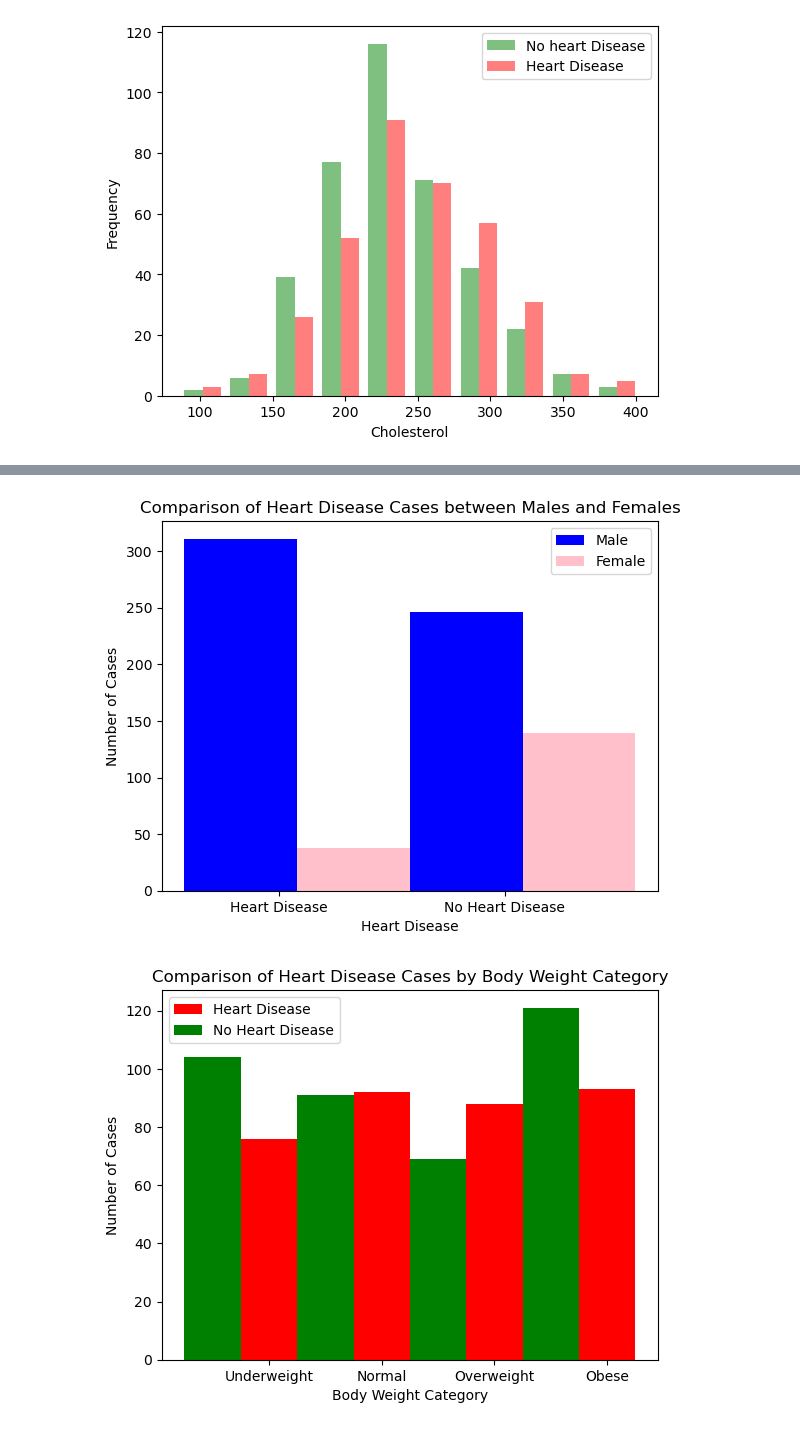
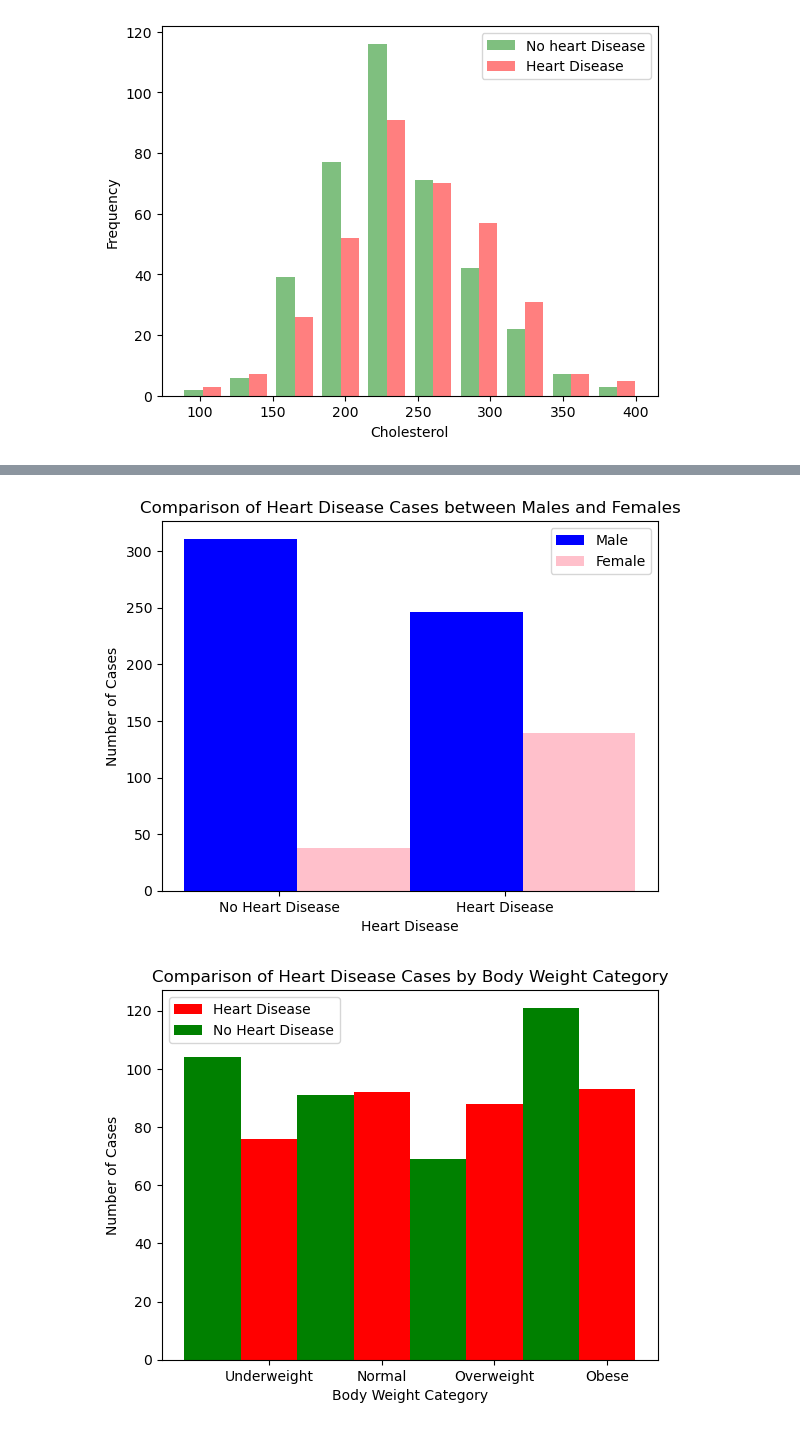
Before and after one commit to TJ-Abbing/Data-Science, a Jupyter notebook: OP-2/assignments/final/Final-assignment.ipynb, the cells around one changed output, grey strips where cells are left out. Drawn from its saved outputs; the diff is of its cells as text; code cells hidden in the pictures.

```diff
--- a/OP-2/assignments/final/Final-assignment.ipynb
+++ b/OP-2/assignments/final/Final-assignment.ipynb
@@ -289,5 +289,5 @@ plt.show()
 # %%
-# Explore the relation between the "Sez" and "HeartDisease" columns using two histogram with side-by-side bars.
+# Explore the relation between the "Sex" and "HeartDisease" columns using two histograms with side-by-side bars.
 
 # Filter the dataframe for heart disease cases and non-heart disease cases for males and females.
 male_heart_disease = df[(df['HeartDisease'] == 1) & (df['Sex'] == 'M')]
@@ -296,38 +296,38 @@ female_heart_disease = df[(df['HeartDisease'] == 1) & (df['Sex'] == 'F')]
 female_no_heart_disease = df[(df['HeartDisease'] == 0) & (df['Sex'] == 'F')]
 
 # Set the number of categories and the width of each bar.
-categories = ['Heart Disease', 'No Heart Disease']
+categories = ['No Heart Disease', 'Heart Disease']
 bar_width = 0.5
 
 # Set the x-axis positions for the bars.
 male_positions = [0, 1]
 female_positions = [x + bar_width for x in male_positions]
 
 # Set the heights of the bars.
 male_heights = [len(male_heart_disease), len(male_no_heart_disease)]
 female_heights = [len(female_heart_disease), len(female_no_heart_disease)]
 
 # Create the bar plot.
 plt.bar(male_positions, male_heights, bar_width, label='Male', color='blue')
 plt.bar(female_positions, female_heights, bar_width, label='Female', color='pink')
 
 # Add labels and title to the plot.
 plt.xlabel('Heart Disease')
 plt.ylabel('Number of Cases')
 plt.title('Comparison of Heart Disease Cases between Males and Females')
 
 # Add x-axis tick labels.
 plt.xticks([0.17, 1.17], categories)
 
 # Add legend to the plot.
 plt.legend()
 
 # Show the plot.
 plt.show()
 
 # There seems to be a very strong relation between sex and heart disease.
 # %% [output]
-[figure, old version]
+[figure, new version]
 # %%
 # Define the desired order of categories
 categories = ['Underweight', 'Normal', 'Overweight', 'Obese']
```
Also changed, not shown: parts of 2 cells of this notebook, 1 other file.
